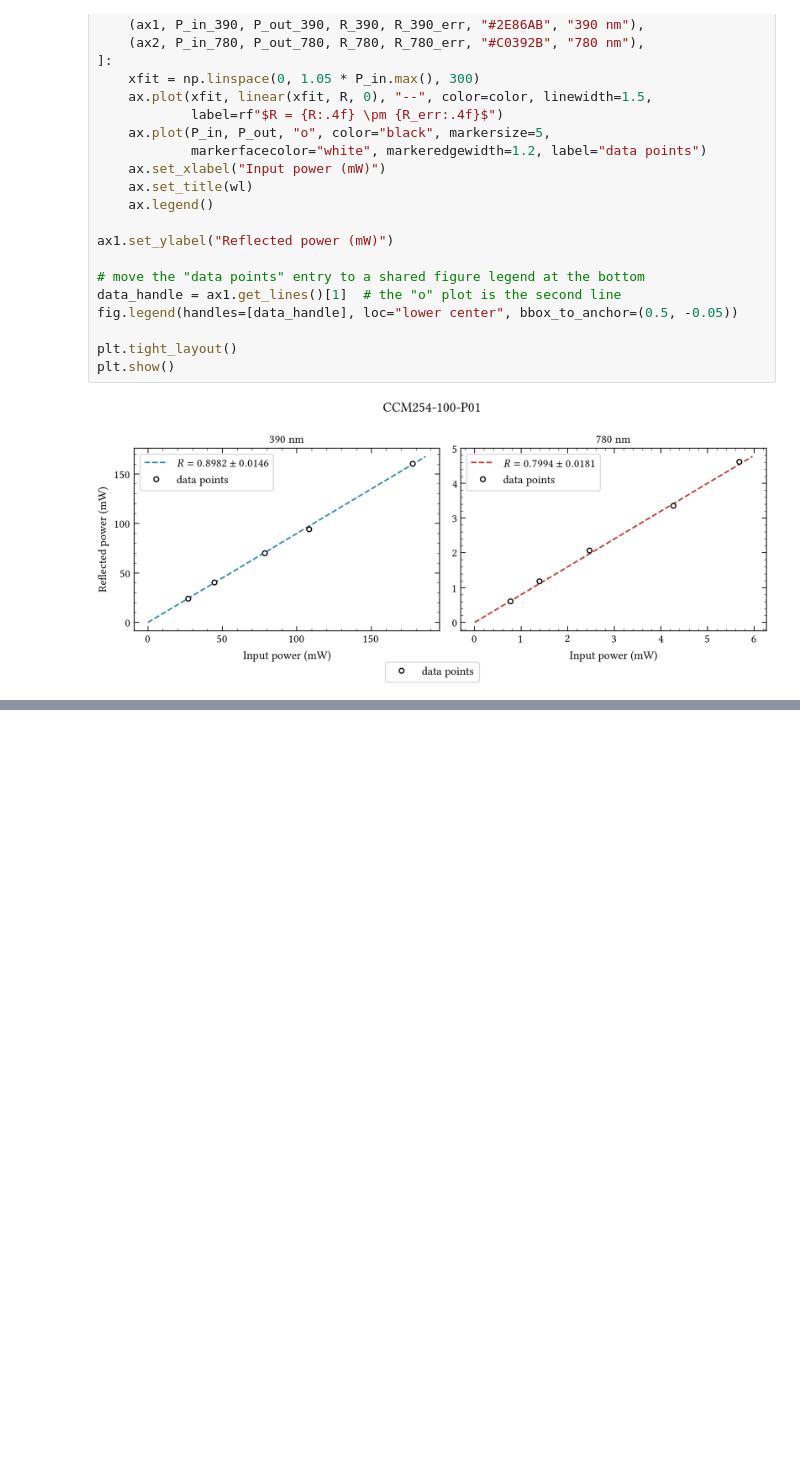
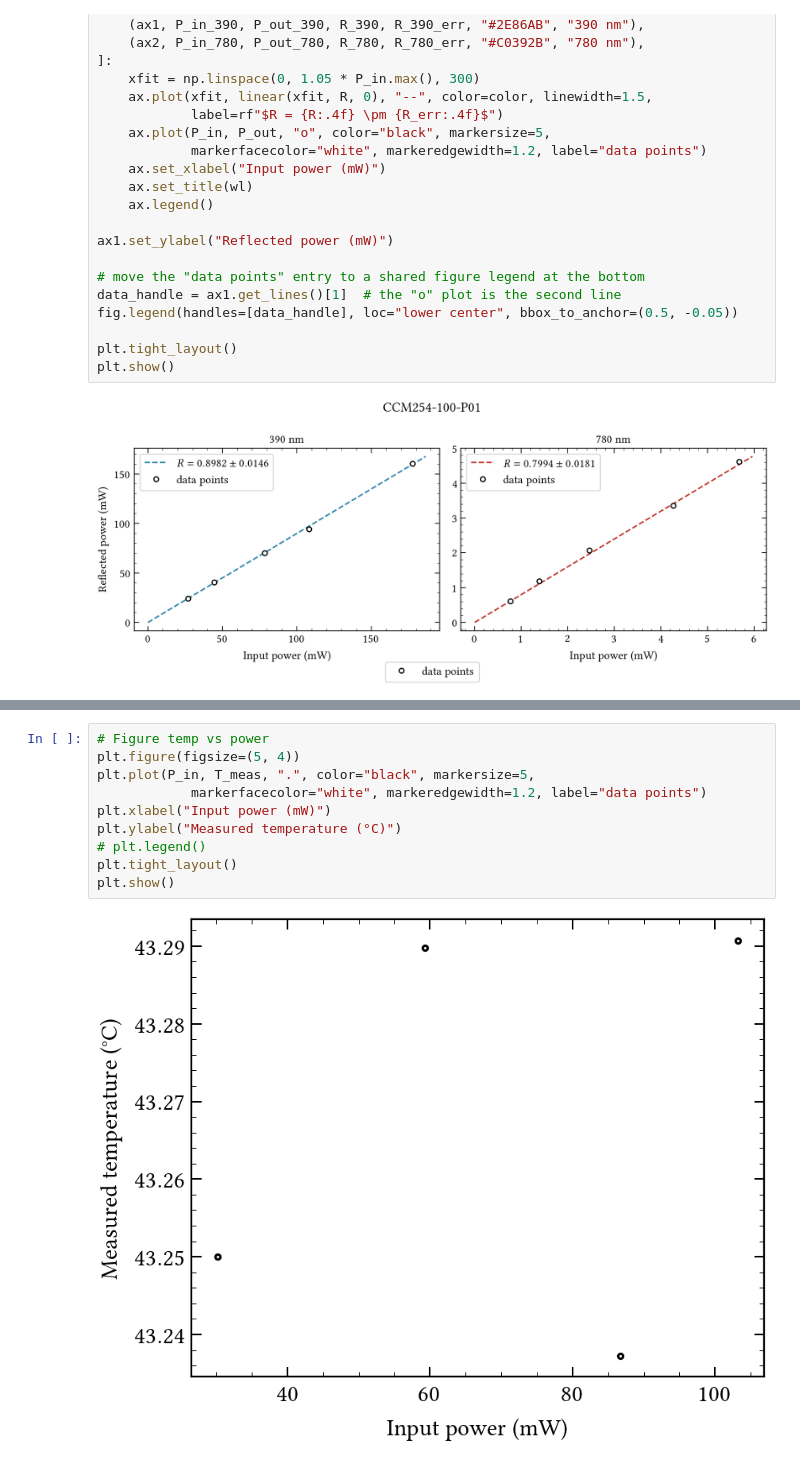
Before and after one commit to eq15t-panda/PANDAManager, a Jupyter notebook: plot/plot_pm100a.ipynb, the cells around one changed output, grey strips where cells are left out. Saved outputs shown, nothing was run; the diff lists cells and outputs as text; blank space fills up the shorter version.

```diff
--- a/plot/plot_pm100a.ipynb
+++ b/plot/plot_pm100a.ipynb
@@ -267,0 +332,12 @@ plt.show()
+# %%
+# Figure temp vs power
+plt.figure(figsize=(5, 4))
+plt.plot(P_in, T_meas, ".", color="black", markersize=5,
+            markerfacecolor="white", markeredgewidth=1.2, label="data points")
+plt.xlabel("Input power (mW)")
+plt.ylabel("Measured temperature (°C)")
+# plt.legend()
+plt.tight_layout()
+plt.show()
+# %% [output]
+[figure, added]
```
Also changed, not shown: parts of 6 cells of this notebook, 35 other files.
